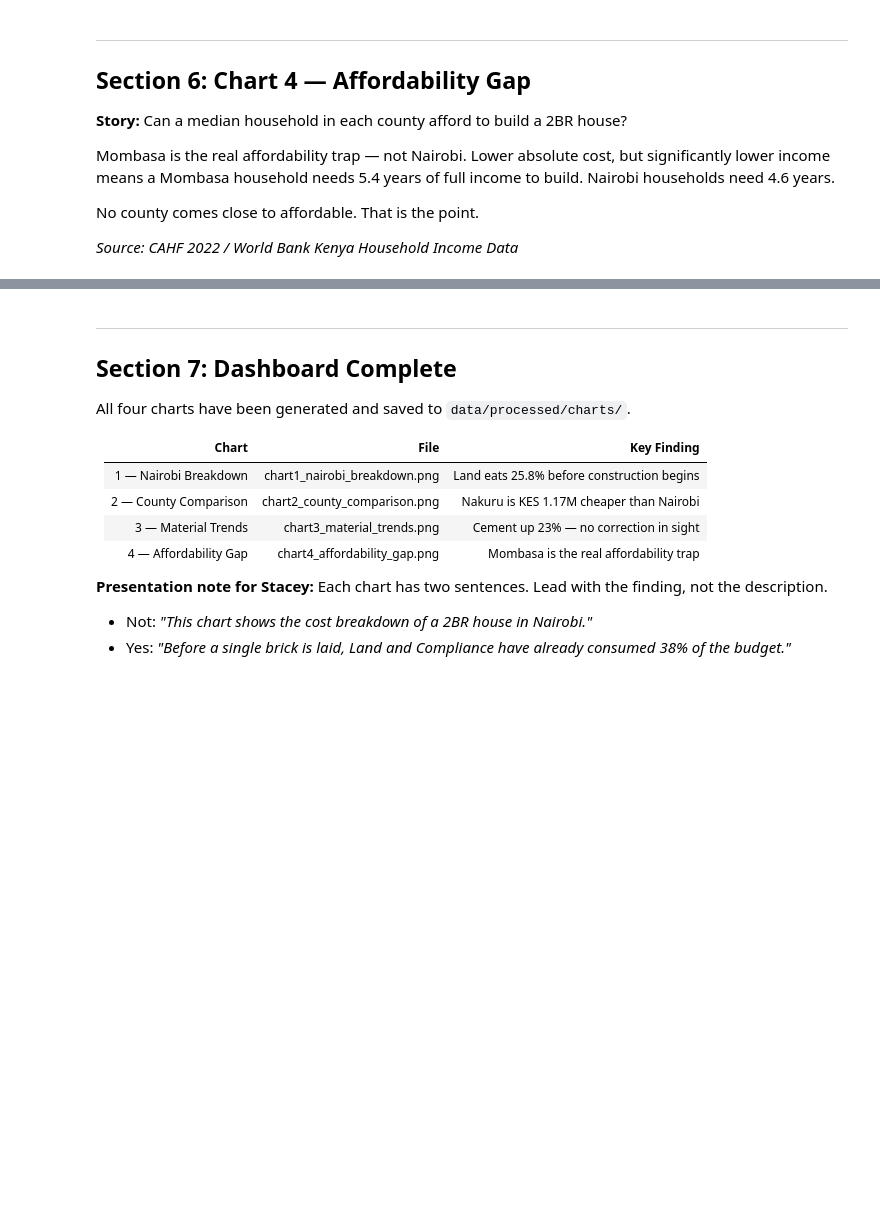
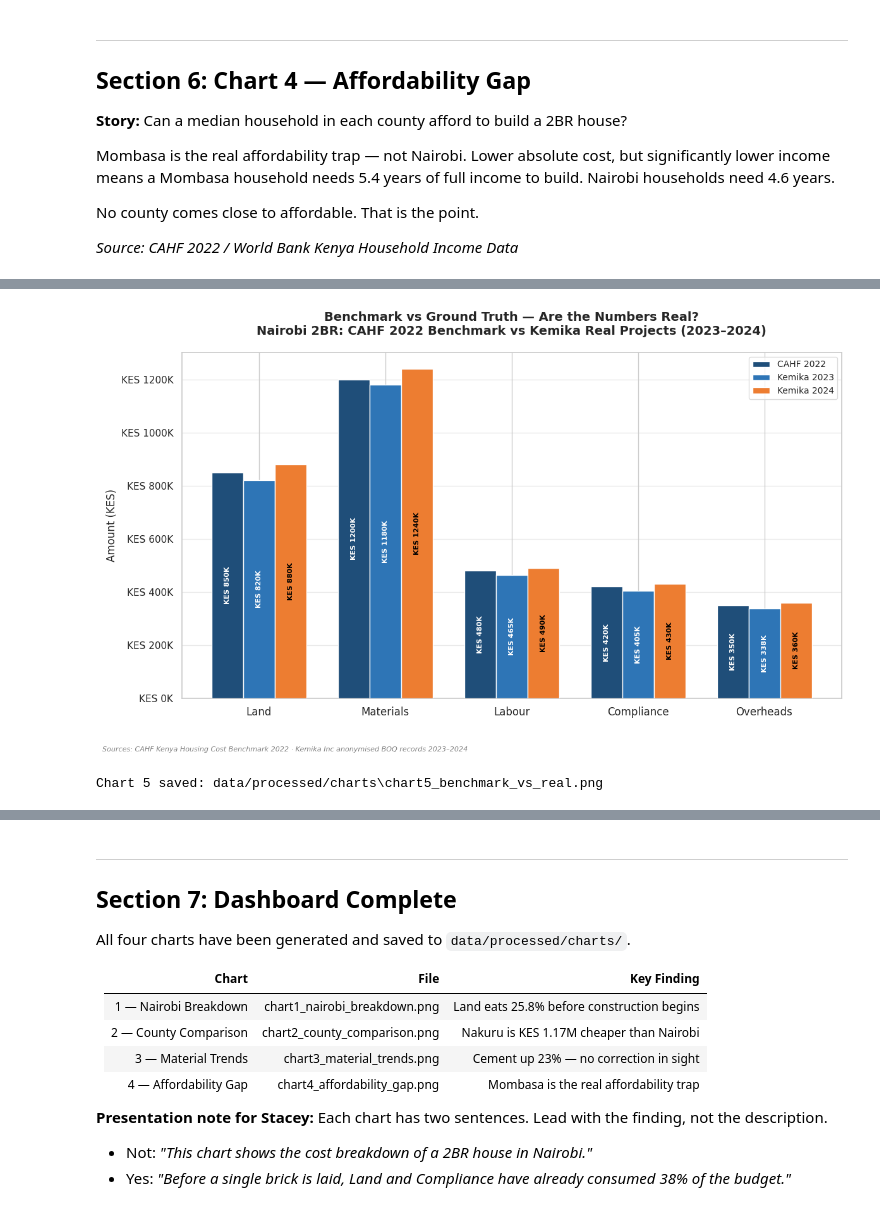
Before and after one commit to kmiringu/njenga-data, a Jupyter notebook: notebooks/03_dashboard.ipynb, the cells around one changed output, grey strips where cells are left out. Drawn from its saved outputs; the diff is of its cells as text; code cells hidden in the pictures; blank space fills up the shorter version.

Commit message:
Viz: 5 charts, executive summary, judge Q&A

```diff
--- a/notebooks/03_dashboard.ipynb
+++ b/notebooks/03_dashboard.ipynb
@@ -488,0 +500,76 @@ Chart 4 saved: data/processed/charts/chart4_affordability_gap.png
+# %%
+# ── Prepare data ──────────────────────────────────────────────────
+df_q5['source_year'] = df_q5['source'] + ' ' + df_q5['year'].astype(str)
+q5_pivot = df_q5.pivot_table(
+    index   = 'cost_category',
+    columns = 'source_year',
+    values  = 'total_kes'
+).reindex(['Land', 'Materials', 'Labour', 'Compliance', 'Overheads'])
+
+SOURCE_COLOURS = {
+    'CAHF 2022'   : '#1F4E79',
+    'Kemika 2023' : '#2E75B6',
+    'Kemika 2024' : '#ED7D31',
+}
+
+# ── Build chart ───────────────────────────────────────────────────
+fig, ax = plt.subplots(figsize=(12, 7))
+
+x     = range(len(q5_pivot.index))
+width = 0.25
+
+for i, col in enumerate(q5_pivot.columns):
+    bars = ax.bar(
+        [j + (i - 1) * width for j in x],
+        q5_pivot[col],
+        width  = width,
+        color  = SOURCE_COLOURS[col],
+        label  = col,
+        zorder = 3
+    )
+    for bar in bars:
+        height = bar.get_height()
+        ax.text(
+            bar.get_x() + bar.get_width() / 2,
+            height / 2,
+            f"KES {height/1e3:.0f}K",
+            ha='center', va='center',
+            fontsize=8, fontweight='bold', rotation=90,
+            color='white' if bar.get_facecolor()[0] < 0.6 else 'black'
+        )
+
+# ── Formatting ────────────────────────────────────────────────────
+ax.set_xticks([j + 0 for j in x])
+ax.set_xticklabels(q5_pivot.index, fontsize=12)
+ax.set_ylabel("Amount (KES)", fontsize=12)
+ax.yaxis.set_major_formatter(mticker.FuncFormatter(lambda v, _: f"KES {v/1e3:.0f}K"))
+ax.set_title(
+    "Benchmark vs Ground Truth — Are the Numbers Real?\n"
+    "Nairobi 2BR: CAHF 2022 Benchmark vs Kemika Real Projects (2023–2024)",
+    fontsize=14, fontweight='bold', pad=20
+)
+ax.legend(
+    loc      = 'upper right',
+    fontsize = 10,
+    frameon  = True,
+    edgecolor= 'lightgrey'
+)
+ax.grid(axis='y', alpha=0.4, zorder=0)
+fig.text(
+    0.01, -0.02,
+    "Sources: CAHF Kenya Housing Cost Benchmark 2022 · Kemika Inc anonymised BOQ records 2023–2024",
+    fontsize=8, color='grey', style='italic'
+)
+
+plt.tight_layout()
+fig.subplots_adjust(bottom=0.10)
+
+# ── Save and show ─────────────────────────────────────────────────
+chart5_path = os.path.join(CHARTS_PATH, "chart5_benchmark_vs_real.png")
+plt.savefig(chart5_path, dpi=150, bbox_inches='tight')
+plt.show()
+
+print(f"Chart 5 saved: {chart5_path}")
+# %% [output]
+[figure, added]
+Chart 5 saved: data/processed/charts\chart5_benchmark_vs_real.png
```
Also changed, not shown: parts of 12 cells of this notebook, 8 other files.
